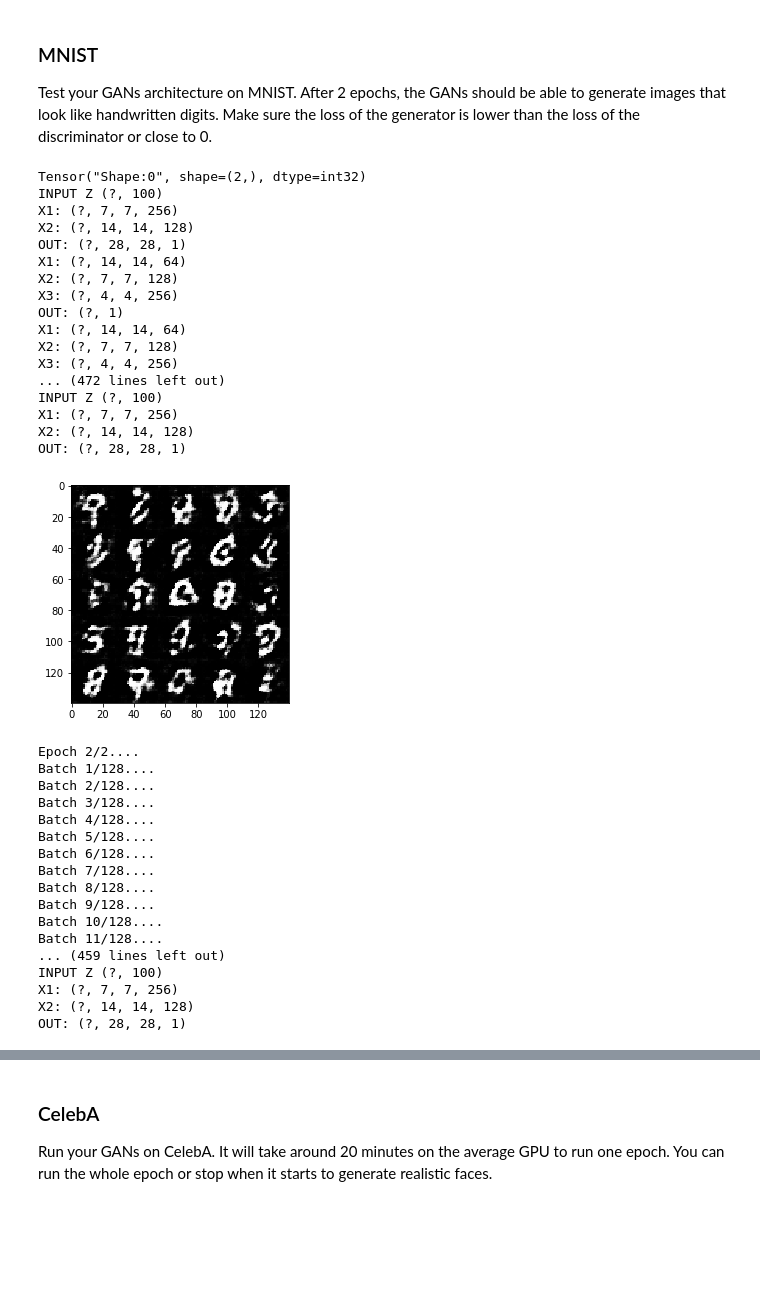
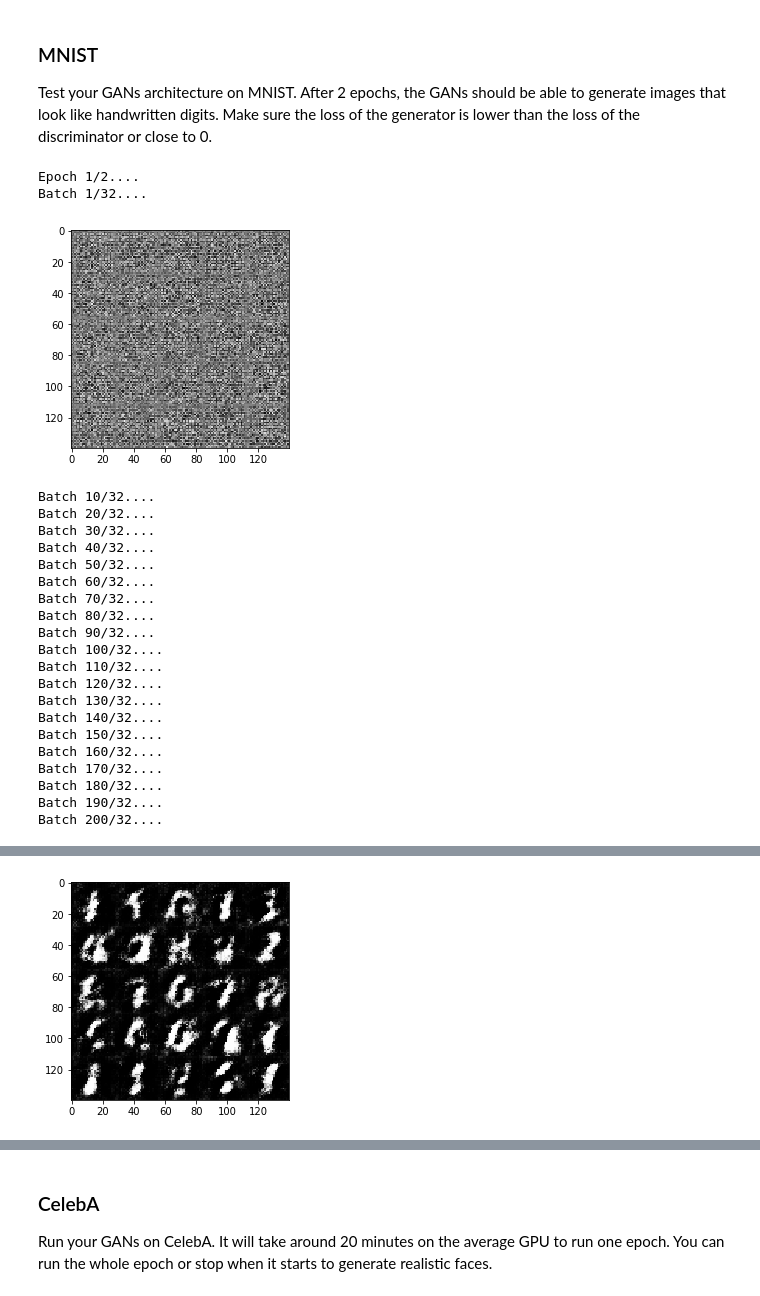
Before and after one commit to YoshiyukiKono/dlnd, a Jupyter notebook: project-5/dlnd_face_generation.ipynb, the cells around one changed output, grey strips where cells are left out. Cells and saved outputs as stored; diff of their text form; code cells hidden in the pictures; blank space fills up the shorter version.

```diff
--- a/project-5/dlnd_face_generation.ipynb
+++ b/project-5/dlnd_face_generation.ipynb
@@ -422,7 +391,7 @@ def train(epoch_count, batch_size, z_dim, learning_rate, beta1, get_batches, dat
 
             for batch_images in get_batches(batch_size):
                 # TODO: Train Model
-                print("Batch {}/{}....".format(batch_i+1, batch_size))
+                #print("Batch {}/{}....".format(batch_i+1, batch_size))
                 batch_i += 1
                 batch_z = np.random.uniform(-1,1, size=(batch_size, z_dim))
 
@@ -431,7 +400,20 @@ def train(epoch_count, batch_size, z_dim, learning_rate, beta1, get_batches, dat
                 batch_images = batch_images * 2
 
                 _ = sess.run(d_train_opt, feed_dict={input_z: batch_z, lr: learning_rate, input_real: batch_images})
-                _ = sess.run(g_train_opt, feed_dict={input_z: batch_z, lr: learning_rate, input_real: batch_images})
+                _ = sess.run(g_train_opt, feed_dict={input_z: batch_z, lr: learning_rate})
+
+                if batch_i == 1:
+                    print("Batch {}/{}....".format(batch_i, batch_size))
+                    show_generator_output(sess, 25, input_z, image_channels, data_image_mode)
+                if batch_i % 10 == 0 :
+                    print("Batch {}/{}....".format(batch_i, batch_size))
+                if data_image_mode == 'RGB':
+                    if batch_i % 600 == 0:
+                        show_generator_output(sess, 25, input_z, image_channels, data_image_mode)
+                else:
+                    if batch_i % 200 == 0:
+                        show_generator_output(sess, 25, input_z, image_channels, data_image_mode)
+
 
             train_loss_d = sess.run(d_loss, {input_z:batch_z, input_real:batch_images})
             train_loss_g = g_loss.eval({input_z:batch_z})
@@ -443,64 +425,52 @@ def train(epoch_count, batch_size, z_dim, learning_rate, beta1, get_batches, dat
 ### MNIST
 Test your GANs architecture on MNIST.  After 2 epochs, the GANs should be able to generate images that look like handwritten digits.  Make sure the loss of the generator is lower than the loss of the discriminator or close to 0.
 # %%
-batch_size = 128 #512 # 128 #None
+batch_size = 32 # 16 # 128 #512 # 128 #None
 z_dim = 100 #32 #None
-learning_rate = 0.0002 #0.002 # 0.01 #None
+learning_rate = 0.0001 # 0.0002 #0.002 # 0.01 #None
 beta1 = 0.5 #0.1 #None
 
 """
 real_size = (32,32,3)
 z_size = 100
 learning_rate = 0.0002
 batch_size = 128
 epochs = 25
 alpha = 0.2
 beta1 = 0.5
 """
 
 
 """
 DON'T MODIFY ANYTHING IN THIS CELL THAT IS BELOW THIS LINE
 """
 epochs = 2
 
 mnist_dataset = helper.Dataset('mnist', glob(os.path.join(data_dir, 'mnist/*.jpg')))
 with tf.Graph().as_default():
     train(epochs, batch_size, z_dim, learning_rate, beta1, mnist_dataset.get_batches,
           mnist_dataset.shape, mnist_dataset.image_mode)
 # %% [output]
-Tensor("Shape:0", shape=(2,), dtype=int32)
-INPUT Z (?, 100)
-X1: (?, 7, 7, 256)
-X2: (?, 14, 14, 128)
-OUT: (?, 28, 28, 1)
-X1: (?, 14, 14, 64)
-X2: (?, 7, 7, 128)
-X3: (?, 4, 4, 256)
-OUT: (?, 1)
-X1: (?, 14, 14, 64)
-X2: (?, 7, 7, 128)
-X3: (?, 4, 4, 256)
-... (472 lines left out)
-INPUT Z (?, 100)
-X1: (?, 7, 7, 256)
-X2: (?, 14, 14, 128)
-OUT: (?, 28, 28, 1)
+Epoch 1/2....
+Batch 1/32....
-[figure, old version]
+[figure, new version]
-Epoch 2/2....
-Batch 1/128....
-Batch 2/128....
-Batch 3/128....
-Batch 4/128....
-Batch 5/128....
-Batch 6/128....
-Batch 7/128....
-Batch 8/128....
-Batch 9/128....
-Batch 10/128....
-Batch 11/128....
-... (459 lines left out)
-INPUT Z (?, 100)
-X1: (?, 7, 7, 256)
-X2: (?, 14, 14, 128)
-OUT: (?, 28, 28, 1)
+Batch 10/32....
+Batch 20/32....
+Batch 30/32....
+Batch 40/32....
+Batch 50/32....
+Batch 60/32....
+Batch 70/32....
+Batch 80/32....
+Batch 90/32....
+Batch 100/32....
+Batch 110/32....
+Batch 120/32....
+Batch 130/32....
+Batch 140/32....
+Batch 150/32....
+Batch 160/32....
+Batch 170/32....
+Batch 180/32....
+Batch 190/32....
+Batch 200/32....
@@ -507,0 +498 @@ OUT: (?, 28, 28, 1)
+[figure, added]
```
Also changed, not shown: parts of 5 cells of this notebook, 1 other file.
